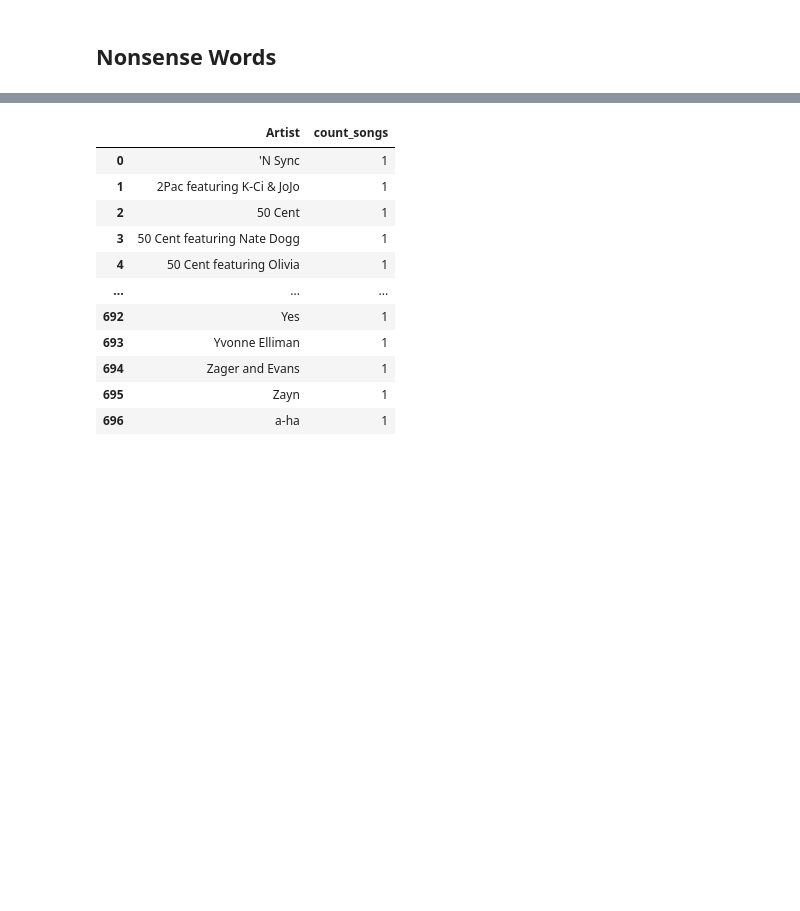
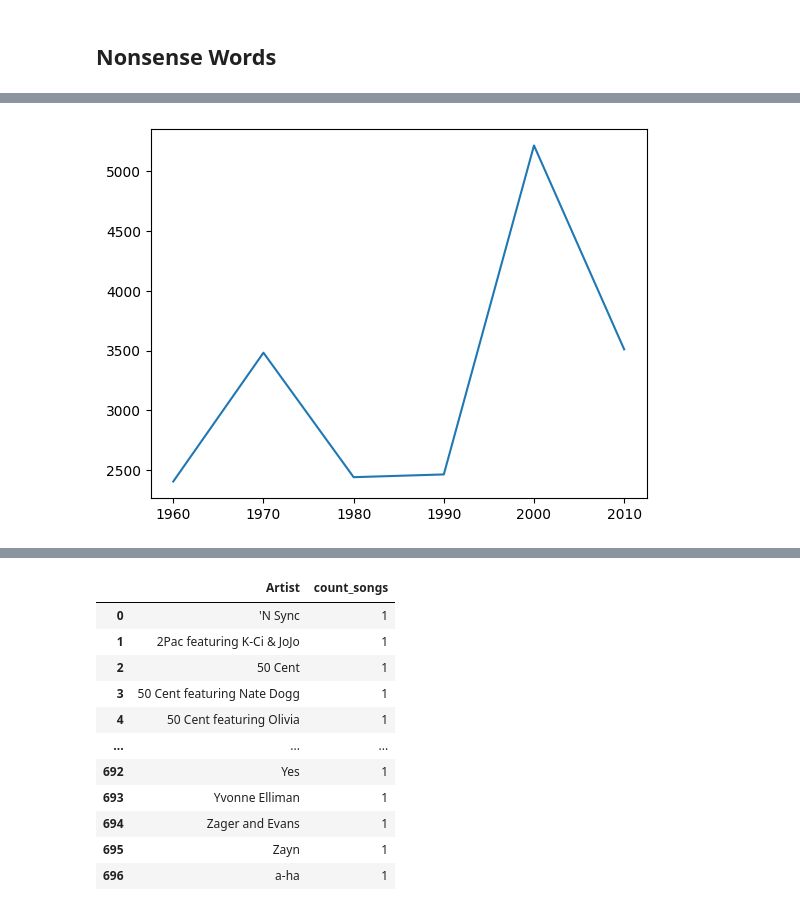
Before and after one commit to hogesonline/Pyconau2023, a Jupyter notebook: PyconTalkLyricsJupyter.ipynb, the cells around one changed output, grey strips where cells are left out. Saved outputs shown, nothing was run; the diff lists cells and outputs as text; code cells hidden in the pictures; blank space fills up the shorter version.

```diff
--- a/PyconTalkLyricsJupyter.ipynb
+++ b/PyconTalkLyricsJupyter.ipynb
@@ -443,6 +452,8 @@ from wordcloud import WordCloud
 from wordcloud import ImageColorGenerator
 from wordcloud import STOPWORDS
 import matplotlib.pyplot as plt
+
+nonsense_count = {}
 
 for decade in nonsense_dict_deduped:
   text = nonsense_dict_deduped[decade][1]
@@ -454,6 +465,19 @@ for decade in nonsense_dict_deduped:
   # plt.show()
   with open(f"wordcloud_nonsense_{decade}.svg", "w") as file:
     file.write(wordcloud.to_svg())
+  nonsense_count[decade] = len(nonsense_dict_deduped[decade][1].split())
+# %%
+import matplotlib.pyplot as plt
+
+#nonsense_count
+del nonsense_count["1950"]
+names = list(nonsense_count.keys())
+values = list(nonsense_count.values())
+
+plt.plot(names, values)
+plt.show()
+# %% [output]
+[figure, added]
 # %% [markdown]
 ## Viewing the decades of nonsense words:
 
```
Also changed, not shown: parts of 12 cells of this notebook, 17 other files.
